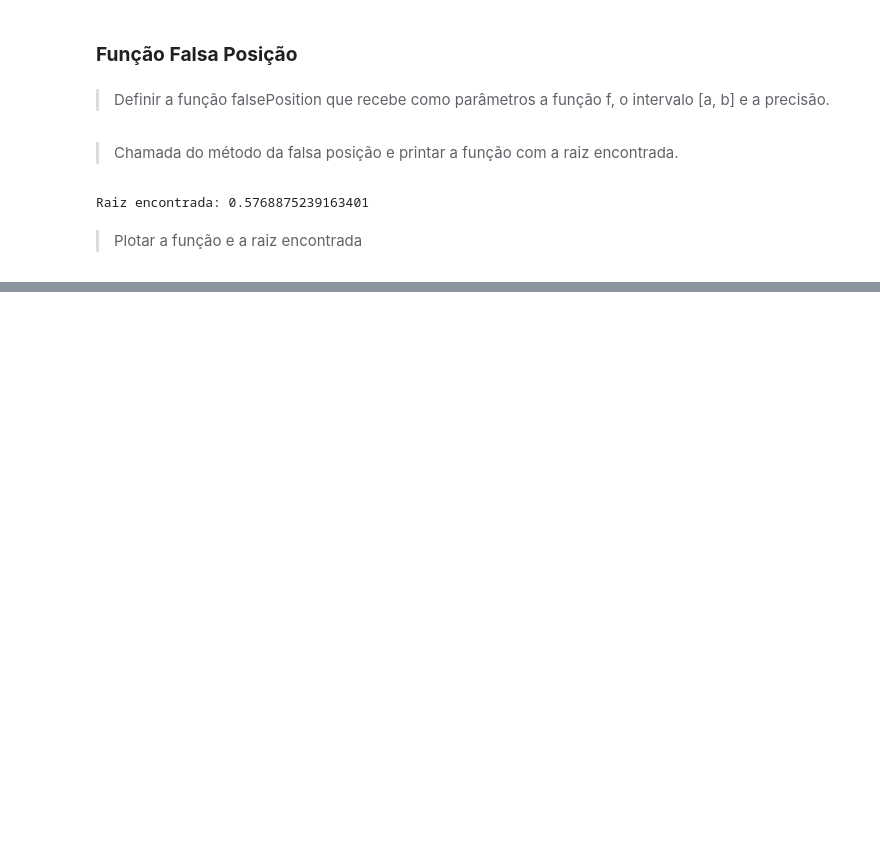
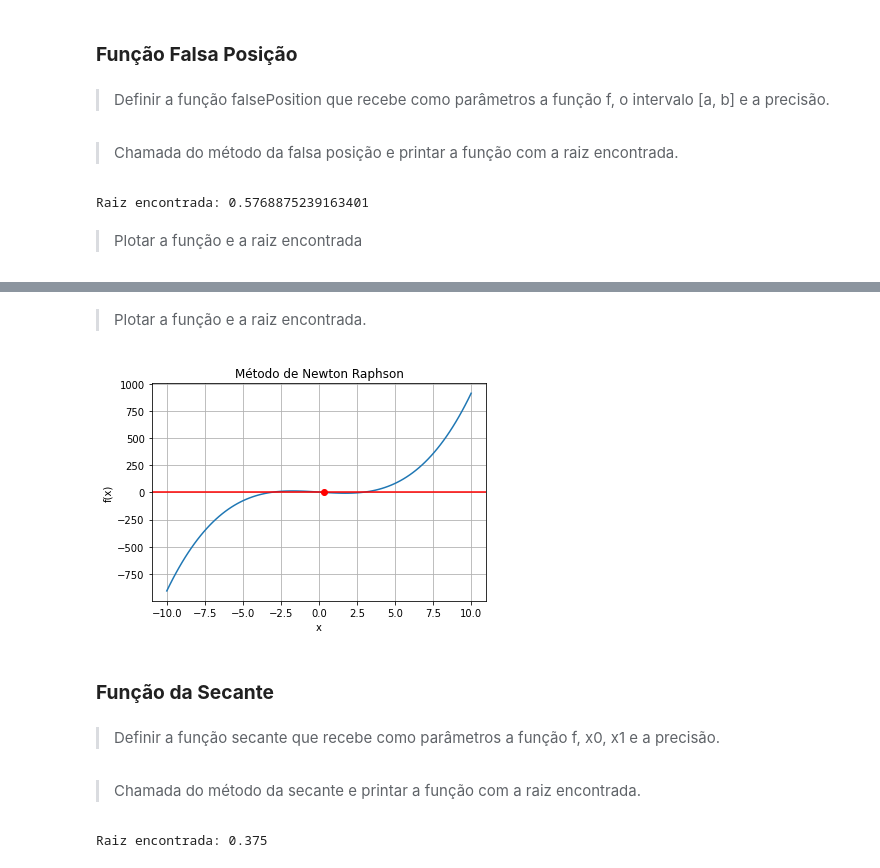
Before and after one commit to juathanduarte/cncomp, a Jupyter notebook: CNCP.ipynb, the cells around one changed output, grey strips where cells are left out. Saved outputs shown, nothing was run; the diff lists cells and outputs as text; code cells hidden in the pictures; blank space fills up the shorter version.

```diff
--- a/CNCP.ipynb
+++ b/CNCP.ipynb
@@ -97,0 +107,22 @@ plt.show()
+# %%
+x = Symbol('x')
+f = (x**3) - (9*x) + 3
+x0 = 0.75
+precision = 0.01
+# f = (x**5) - (10/9) * (x**3) + (5/21) * x
+
+df = f.diff(x)
+f1 = lambdify(x, df)
+f = lambdify(x, f)
+# %%
+def newtonRaphson(f, x0, precision):
+    if(abs(f(x0)) < precision):
+        print("Newton Raphson falhou")
+        return None
+
+    k = x0 - f(x0)/f1(x0)
+
+    while abs(f(x0)) >= precision:
+        x0 = k
+        k = x0 - f(x0)/f1(x0)
+    return x0
@@ -97,0 +136,19 @@ plt.show()
+# %% [markdown]
+>Plotar a função e a raiz encontrada.
+# %%
+x = np.linspace(-10, 10, 100)
+y = f(x)
+plt.plot(x, y, linestyle='-')
+plt.plot(root, f(root), 'ro')
+plt.xlabel('x')
+plt.ylabel('f(x)')
+plt.axhline(y=0, color='red')
+plt.title('Método de Newton Raphson')
+plt.grid()
+plt.show()
+# %% [output]
+[figure, added]
+# %% [markdown]
+### **Função da Secante**
+# %% [markdown]
+>Definir a função secante que recebe como parâmetros a função f, x0, x1 e a precisão.
@@ -97,0 +181,7 @@ plt.show()
+# %% [markdown]
+>Chamada do método da secante e printar a função com a raiz encontrada.
+# %%
+root = secante(f, x0, x1, precision)
+print(f"Raiz encontrada: {root}")
+# %% [output]
+Raiz encontrada: 0.375
```
Also changed, not shown: parts of 11 cells of this notebook.
